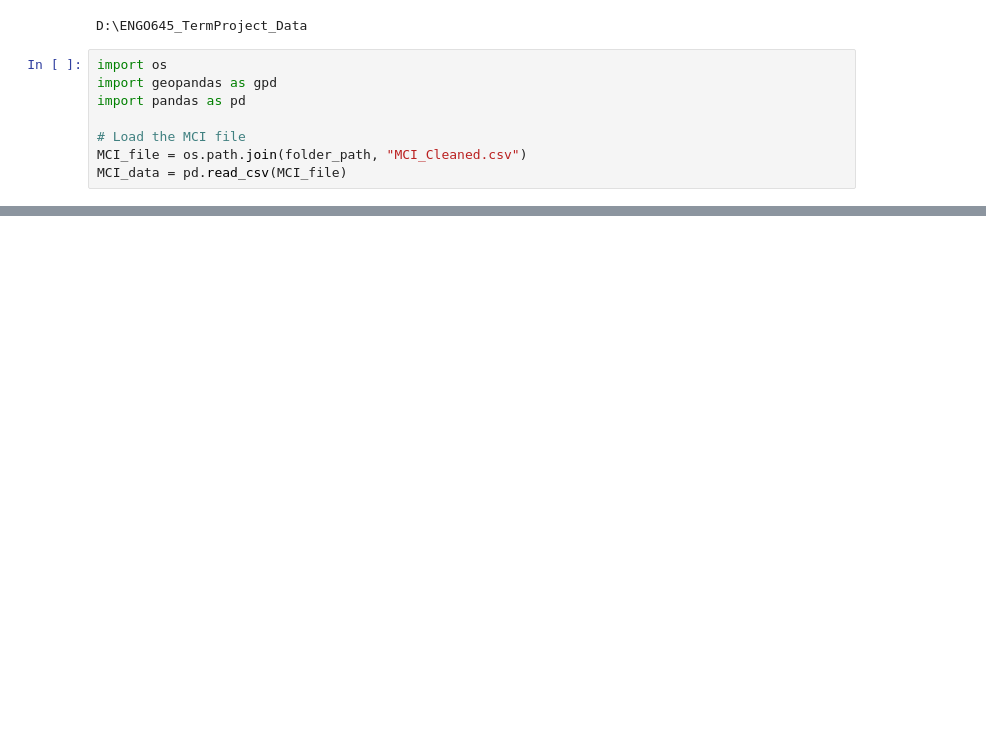
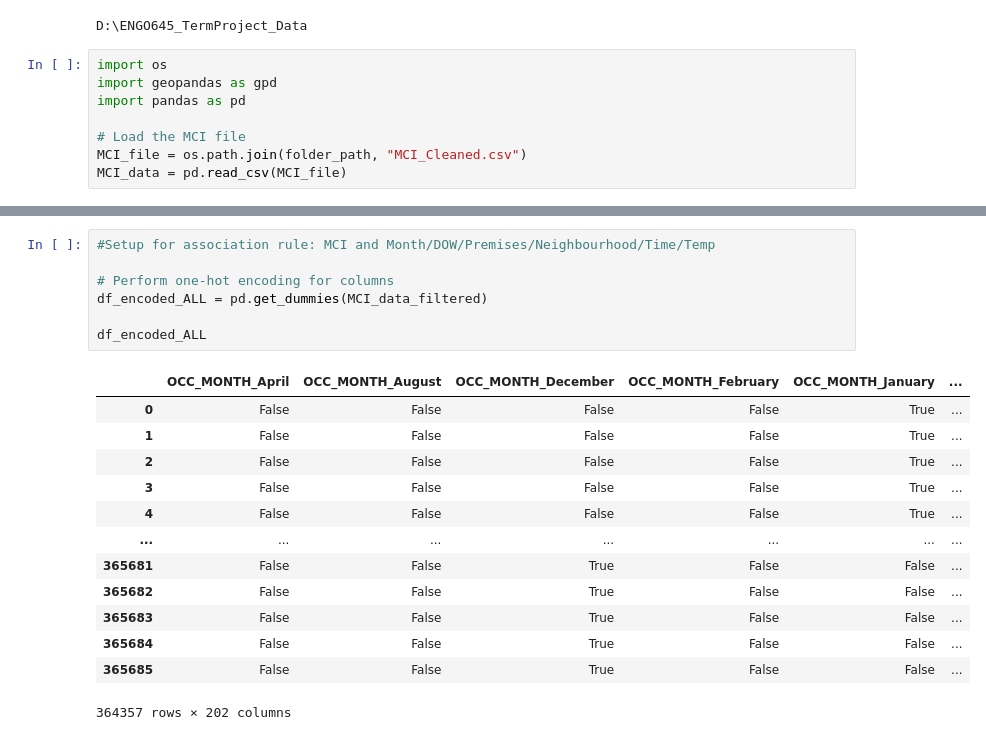
Before and after one commit to rentruong/ENGO645_TorontoCrimeAnalysis, a Jupyter notebook: Apriori.ipynb, the cells around one changed output, grey strips where cells are left out. Drawn from its saved outputs; the diff is of its cells as text; blank space fills up the shorter version.

```diff
--- a/Apriori.ipynb
+++ b/Apriori.ipynb
@@ -155,0 +548,21 @@ Series([], dtype: int64)
+# %%
+#Setup for association rule: MCI and Month/DOW/Premises/Neighbourhood/Time/Temp
+
+# Perform one-hot encoding for columns
+df_encoded_ALL = pd.get_dummies(MCI_data_filtered)
+
+df_encoded_ALL
+# %% [output]
+|  | OCC_MONTH_April | OCC_MONTH_August | OCC_MONTH_December | OCC_MONTH_February | OCC_MONTH_January | ... |
+| 0 | False | False | False | False | True | ... |
+| 1 | False | False | False | False | True | ... |
+| 2 | False | False | False | False | True | ... |
+| 3 | False | False | False | False | True | ... |
+| 4 | False | False | False | False | True | ... |
+| ... | ... | ... | ... | ... | ... | ... |
+| 365681 | False | False | True | False | False | ... |
+| 365682 | False | False | True | False | False | ... |
+| 365683 | False | False | True | False | False | ... |
+| 365684 | False | False | True | False | False | ... |
+| 365685 | False | False | True | False | False | ... |
+364357 rows × 202 columns
```
Also changed, not shown: parts of 38 cells of this notebook.
